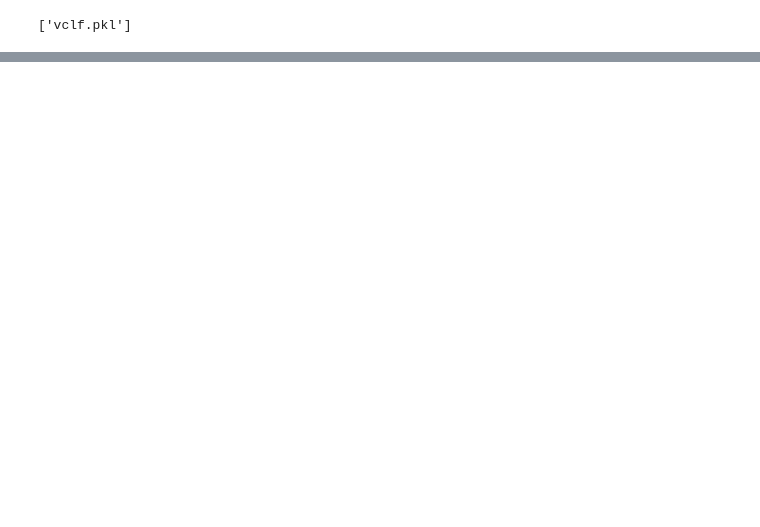
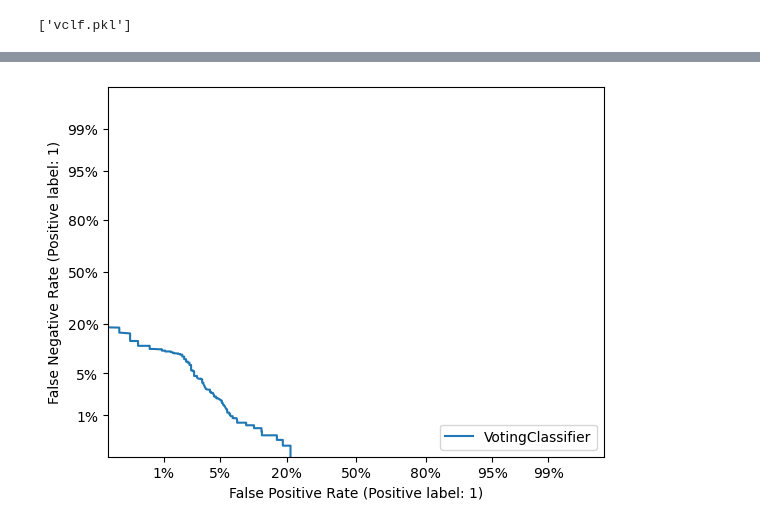
Before and after one commit to Viliusps/phishing-detection, a Jupyter notebook: VotingClassifier.ipynb, the cells around one changed output, grey strips where cells are left out. Saved outputs shown, nothing was run; the diff lists cells and outputs as text; code cells hidden in the pictures; blank space fills up the shorter version.

```diff
--- a/VotingClassifier.ipynb
+++ b/VotingClassifier.ipynb
@@ -139,0 +168,4 @@ ModuleNotFoundError: No module named 'scikitplot'
+# %%
+MetricFunctions.plotDetCurve(best_model, X_test, Y_test)
+# %% [output]
+[figure, added]
```
Also changed, not shown: parts of 13 cells of this notebook, 1 other file.
